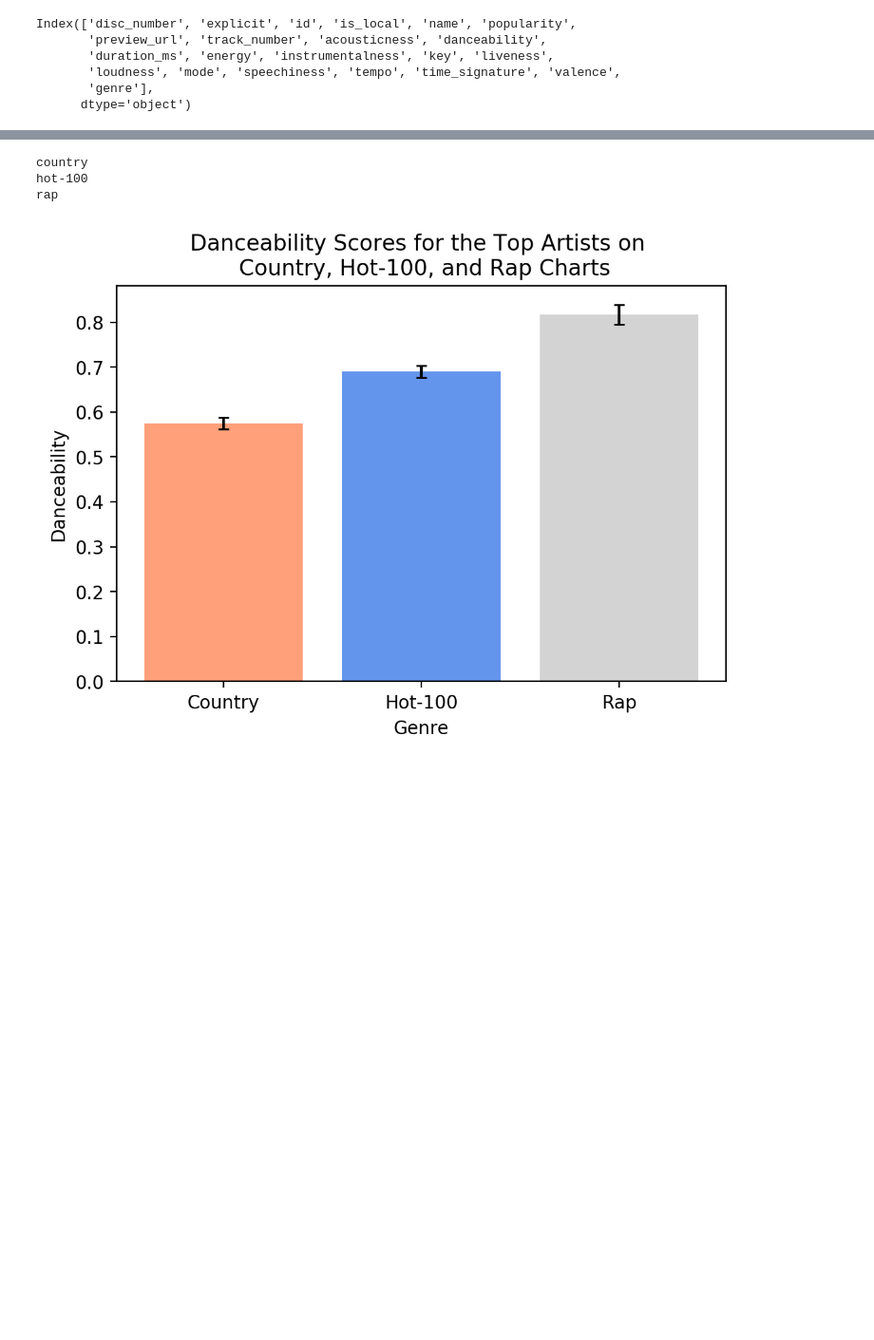
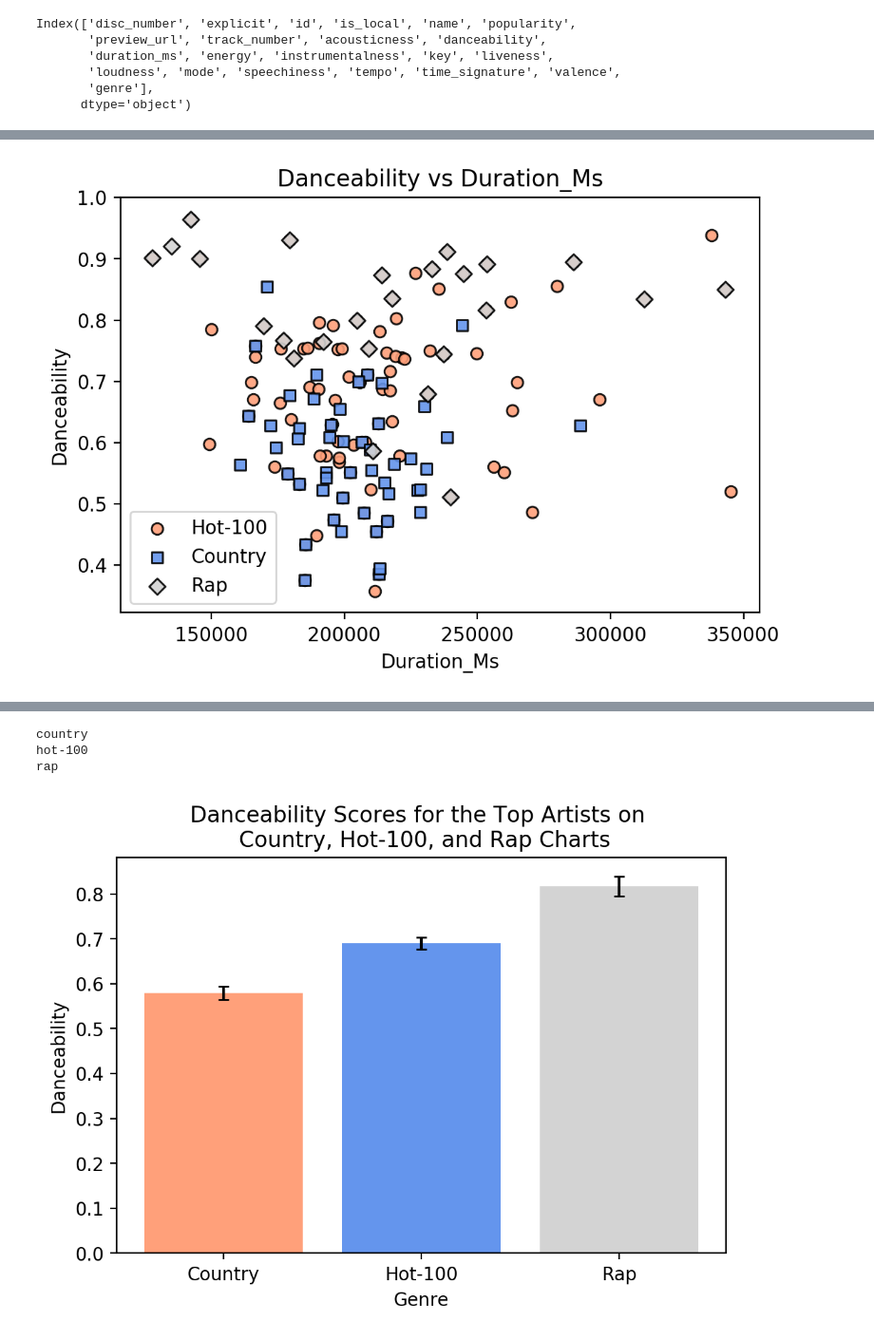
Before and after one commit to Ajstanley89/Know-Your-Music, a Jupyter notebook: Project One Alex Cleaned Up.ipynb, the cells around one changed output, grey strips where cells are left out. Shown at 95% size. Cells and saved outputs as stored; diff of their text form; code cells hidden in the pictures; blank space fills up the shorter version.

```diff
--- a/Project One Alex Cleaned Up.ipynb
+++ b/Project One Alex Cleaned Up.ipynb
@@ -279,3 +328,8 @@ musicScatPlotter('tempo', 'danceability')
+# %%
+# Is there a relatonshiop between Danceability and song length?
+musicScatPlotter('duration_ms', 'danceability')
+# %% [output]
+[figure, added]
 # %%
 # Which is more Danceable?
 genre_means = all_genres_df.groupby('genre').mean()
```
Also changed, not shown: parts of 31 cells of this notebook, 28 other files.
